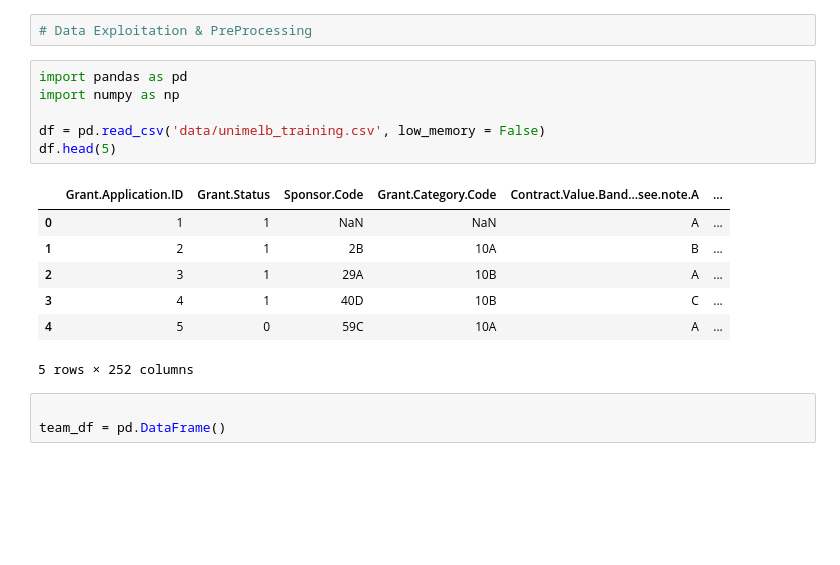
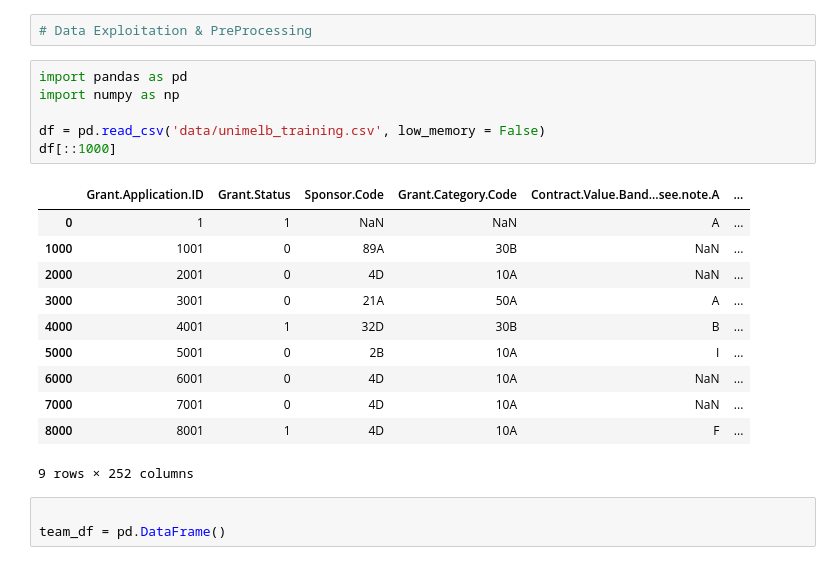
Before and after one commit to 2018HCIntern/2018HCIntern, a Jupyter notebook: data preprocessing/DataExploit_PreProcessing.ipynb, the cells around one changed output. Drawn from its saved outputs; the diff is of its cells as text; blank space fills up the shorter version.

```diff
--- a/data preprocessing/DataExploit_PreProcessing.ipynb
+++ b/data preprocessing/DataExploit_PreProcessing.ipynb
@@ -3,17 +3,21 @@
 # %%
 import pandas as pd
 import numpy as np
 
 df = pd.read_csv('data/unimelb_training.csv', low_memory = False)
-df.head(5)
+df[::1000]
 # %% [output]
 |  | Grant.Application.ID | Grant.Status | Sponsor.Code | Grant.Category.Code | Contract.Value.Band...see.note.A | ... |
 | 0 | 1 | 1 | NaN | NaN | A | ... |
-| 1 | 2 | 1 | 2B | 10A | B | ... |
-| 2 | 3 | 1 | 29A | 10B | A | ... |
-| 3 | 4 | 1 | 40D | 10B | C | ... |
-| 4 | 5 | 0 | 59C | 10A | A | ... |
+| 1000 | 1001 | 0 | 89A | 30B | NaN | ... |
+| 2000 | 2001 | 0 | 4D | 10A | NaN | ... |
+| 3000 | 3001 | 0 | 21A | 50A | A | ... |
+| 4000 | 4001 | 1 | 32D | 30B | B | ... |
+| 5000 | 5001 | 0 | 2B | 10A | I | ... |
+| 6000 | 6001 | 0 | 4D | 10A | NaN | ... |
+| 7000 | 7001 | 0 | 4D | 10A | NaN | ... |
+| 8000 | 8001 | 1 | 4D | 10A | F | ... |
-5 rows × 252 columns
+9 rows × 252 columns
 # %%
 
 team_df = pd.DataFrame()
```
Also changed, not shown: 1 other file.
